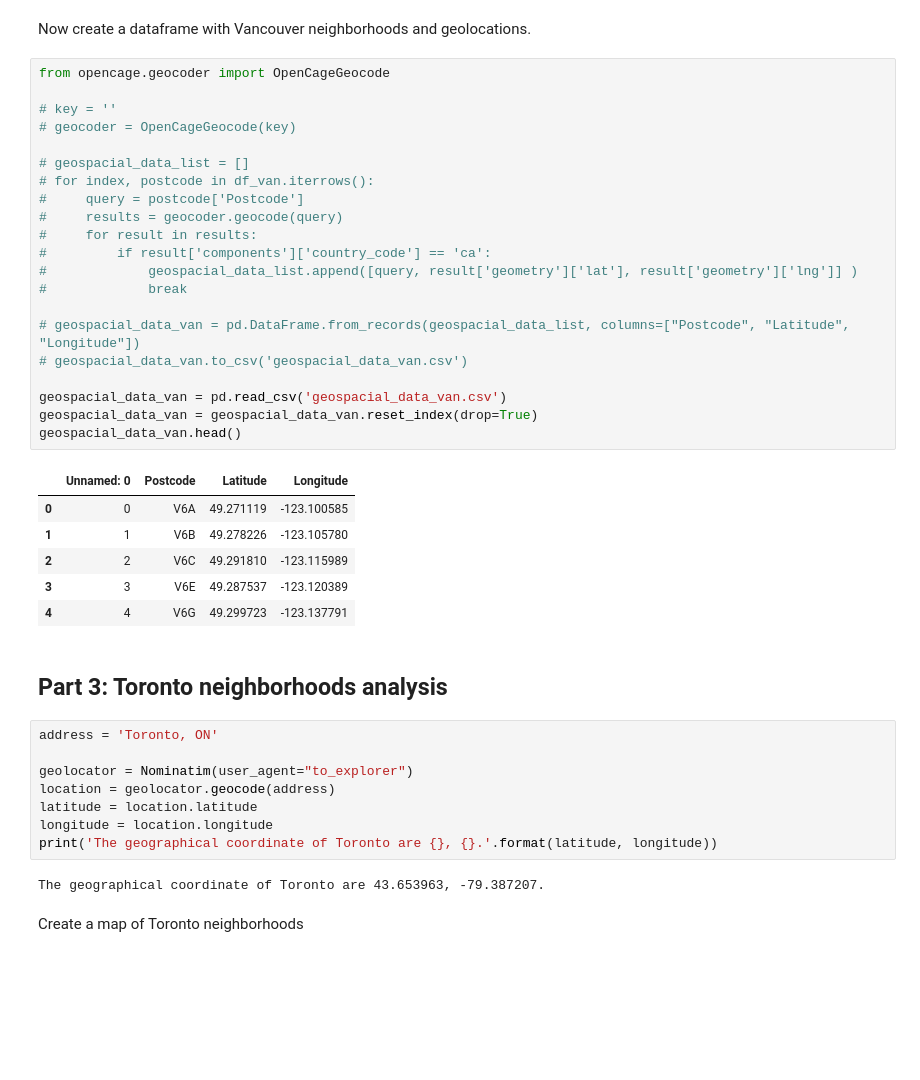
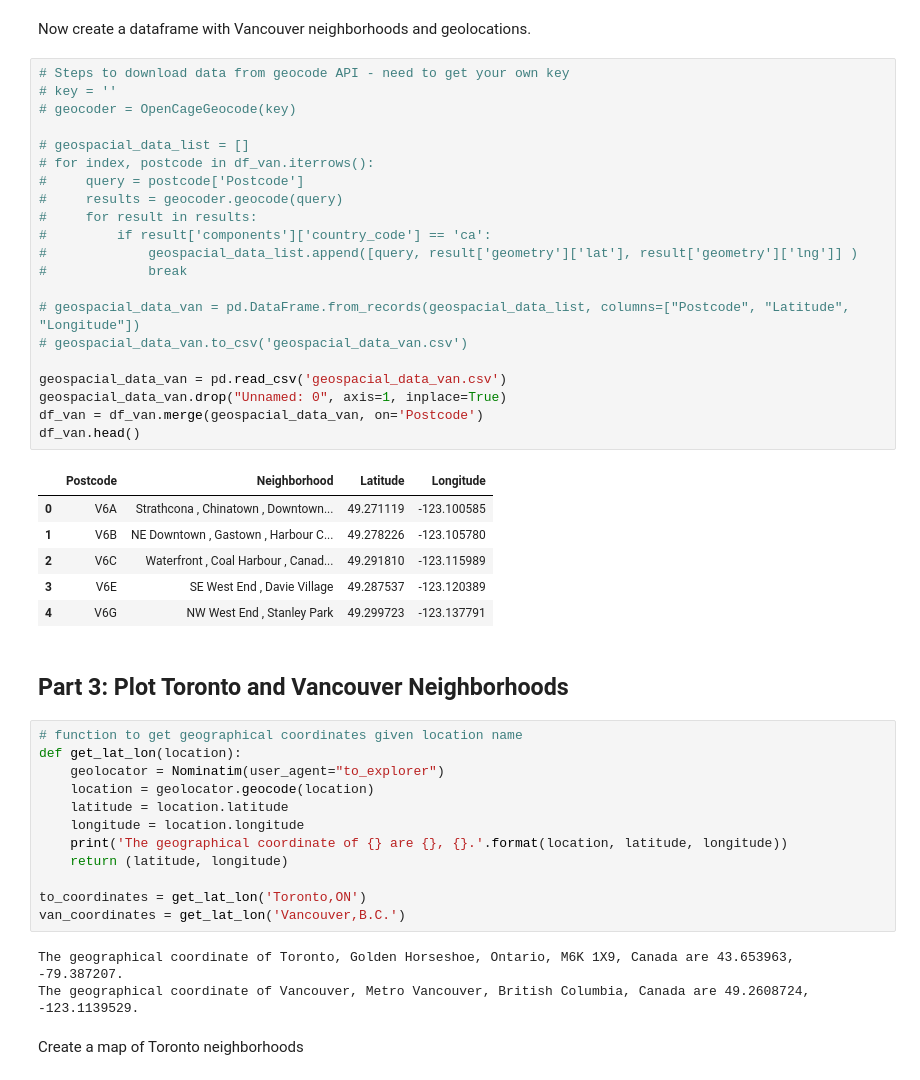
Before and after one commit to dkhlv/Coursera_Capstone, a Jupyter notebook: Capstone-Project/coffee-shop-comparison.ipynb, the cells around one changed output. Cells and saved outputs as stored; diff of their text form; blank space fills up the shorter version.

```diff
--- a/Capstone-Project/coffee-shop-comparison.ipynb
+++ b/Capstone-Project/coffee-shop-comparison.ipynb
@@ -146,45 +157,50 @@ df_tor.head(10)
 # %% [markdown]
 Now create a dataframe with Vancouver neighborhoods and geolocations.
 # %%
-from opencage.geocoder import OpenCageGeocode
-
+# Steps to download data from geocode API - need to get your own key
 # key = ''
 # geocoder = OpenCageGeocode(key)
 
 # geospacial_data_list = []
 # for index, postcode in df_van.iterrows():
 #     query = postcode['Postcode']
 #     results = geocoder.geocode(query)
 #     for result in results:
 #         if result['components']['country_code'] == 'ca':
 #             geospacial_data_list.append([query, result['geometry']['lat'], result['geometry']['lng']] )
 #             break
 
 # geospacial_data_van = pd.DataFrame.from_records(geospacial_data_list, columns=["Postcode", "Latitude", "Longitude"])
 # geospacial_data_van.to_csv('geospacial_data_van.csv')
 
 geospacial_data_van = pd.read_csv('geospacial_data_van.csv')
-geospacial_data_van = geospacial_data_van.reset_index(drop=True)
-geospacial_data_van.head()
+geospacial_data_van.drop("Unnamed: 0", axis=1, inplace=True)
+df_van = df_van.merge(geospacial_data_van, on='Postcode')
+df_van.head()
 # %% [output]
-|  | Unnamed: 0 | Postcode | Latitude | Longitude |
-| 0 | 0 | V6A | 49.271119 | -123.100585 |
-| 1 | 1 | V6B | 49.278226 | -123.105780 |
-| 2 | 2 | V6C | 49.291810 | -123.115989 |
-| 3 | 3 | V6E | 49.287537 | -123.120389 |
-| 4 | 4 | V6G | 49.299723 | -123.137791 |
+|  | Postcode | Neighborhood | Latitude | Longitude |
+| 0 | V6A | Strathcona , Chinatown , Downtown... | 49.271119 | -123.100585 |
+| 1 | V6B | NE Downtown , Gastown , Harbour C... | 49.278226 | -123.105780 |
+| 2 | V6C | Waterfront , Coal Harbour , Canad... | 49.291810 | -123.115989 |
+| 3 | V6E | SE West End , Davie Village | 49.287537 | -123.120389 |
+| 4 | V6G | NW West End , Stanley Park | 49.299723 | -123.137791 |
 # %% [markdown]
-## Part 3: Toronto neighborhoods analysis
+## Part 3: Plot Toronto and Vancouver Neighborhoods
 # %%
-address = 'Toronto, ON'
+# function to get geographical coordinates given location name
+def get_lat_lon(location):
+    geolocator = Nominatim(user_agent="to_explorer")
+    location = geolocator.geocode(location)
+    latitude = location.latitude
+    longitude = location.longitude
+    print('The geographical coordinate of {} are {}, {}.'.format(location, latitude, longitude))
+    return (latitude, longitude)
 
-geolocator = Nominatim(user_agent="to_explorer")
-location = geolocator.geocode(address)
-latitude = location.latitude
-longitude = location.longitude
-print('The geographical coordinate of Toronto are {}, {}.'.format(latitude, longitude))
+to_coordinates = get_lat_lon('Toronto,ON')
+van_coordinates = get_lat_lon('Vancouver,B.C.')
 # %% [output]
-The geographical coordinate of Toronto are 43.653963, -79.387207.
+The geographical coordinate of Toronto, Golden Horseshoe, Ontario, M6K 1X9, Canada are 43.653963, -79.387207.
+The geographical coordinate of Vancouver, Metro Vancouver, British Columbia, Canada are 49.2608724, -123.1139529.
 # %% [markdown]
 Create a map of Toronto neighborhoods
 # %%
```
Also changed, not shown: parts of 22 cells of this notebook.
